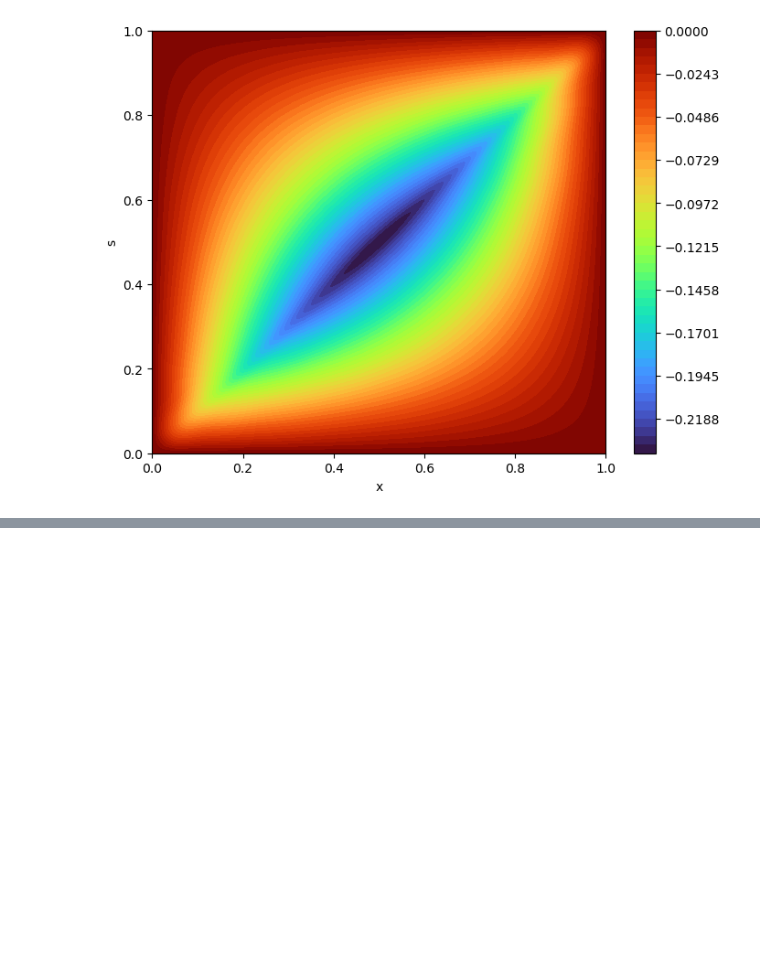
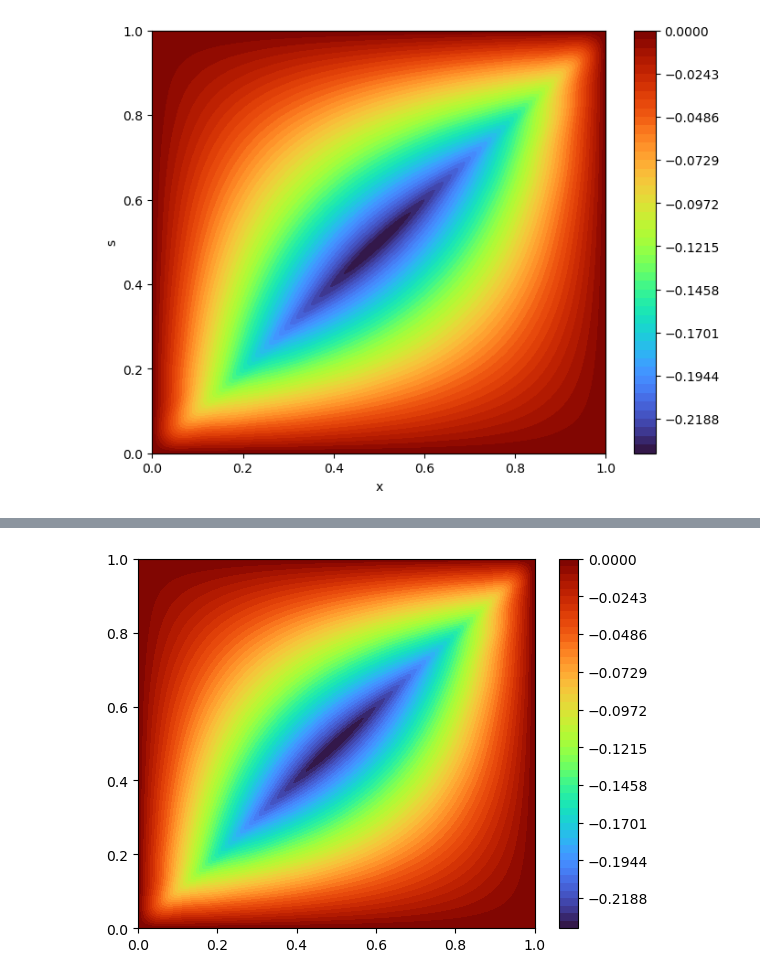
Before and after one commit to hsharsh/chebgreen, a Jupyter notebook: main/airy.ipynb, the cells around one changed output, grey strips where cells are left out. Cells and saved outputs as stored; diff of their text form; code cells hidden in the pictures; blank space fills up the shorter version.

```diff
--- a/main/airy.ipynb
+++ b/main/airy.ipynb
@@ -178,0 +270,4 @@ G2.plot(figsize = (8,6))
+# %%
+airy.G[1].plot()
+# %% [output]
+[figure, added]
```
Also changed, not shown: parts of 20 cells of this notebook, 5 other files.
